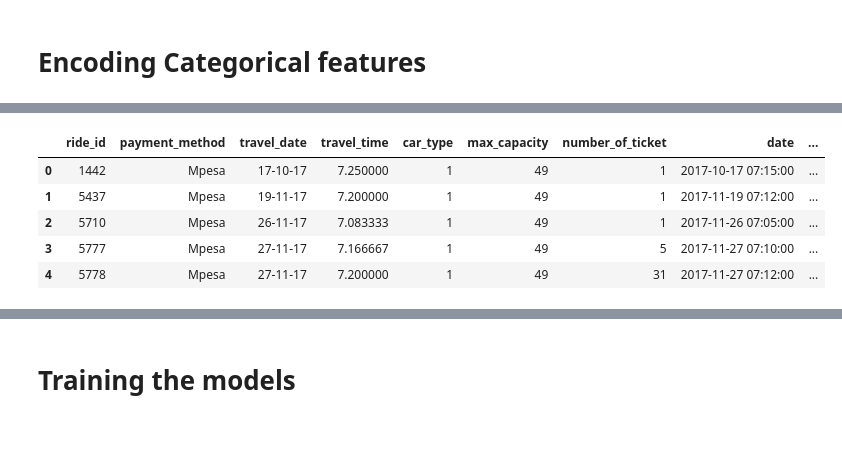
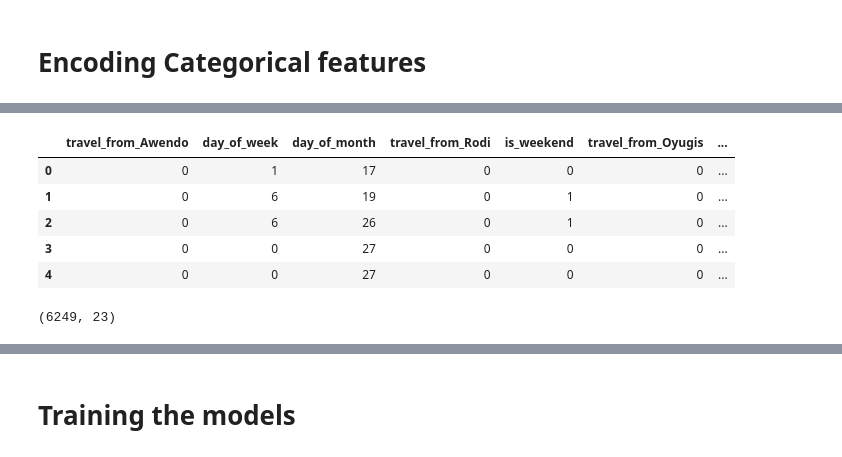
Before and after one commit to Shreya-data/Transport-Demand-Prediction, a Jupyter notebook: Untitled14.ipynb, the cells around one changed output, grey strips where cells are left out. Cells and saved outputs as stored; diff of their text form; code cells hidden in the pictures.

```diff
--- a/Untitled14.ipynb
+++ b/Untitled14.ipynb
@@ -455,0 +539,13 @@ data.replace(label_enc,inplace=True)
+# %%
+col=set(data.describe().columns.values)-{'number_of_ticket'}
+# %%
+#Multicollinearity
+from statsmodels.stats.outliers_influence import variance_inflation_factor
+def calc_vif(X):
+
+    # Calculating VIF
+    vif = pd.DataFrame()
+    vif["variables"] = X.columns
+    vif["VIF"] = [variance_inflation_factor(X.values, i) for i in range(X.shape[1])]
+
+    return(vif)
@@ -456,10 +592,19 @@ data.replace(label_enc,inplace=True)
+# %%
+req_features=calc_vif(data[[i for i in col if i not in ['hour','minute',"travel_from_Kisii","day_of_year","quarter","year","payment_method"]]]).variables.values
+# %%
+dataset_new1=data[req_features]
+dataset_new1['number_of_ticket']=data['number_of_ticket']
 # %%
-data.head()
+dataset_new1.head()
 # %% [output]
-|  | ride_id | payment_method | travel_date | travel_time | car_type | max_capacity | number_of_ticket | date | ... |
-| 0 | 1442 | Mpesa | 17-10-17 | 7.250000 | 1 | 49 | 1 | 2017-10-17 07:15:00 | ... |
-| 1 | 5437 | Mpesa | 19-11-17 | 7.200000 | 1 | 49 | 1 | 2017-11-19 07:12:00 | ... |
-| 2 | 5710 | Mpesa | 26-11-17 | 7.083333 | 1 | 49 | 1 | 2017-11-26 07:05:00 | ... |
-| 3 | 5777 | Mpesa | 27-11-17 | 7.166667 | 1 | 49 | 5 | 2017-11-27 07:10:00 | ... |
-| 4 | 5778 | Mpesa | 27-11-17 | 7.200000 | 1 | 49 | 31 | 2017-11-27 07:12:00 | ... |
+|  | travel_from_Awendo | day_of_week | day_of_month | travel_from_Rodi | is_weekend | travel_from_Oyugis | ... |
+| 0 | 0 | 1 | 17 | 0 | 0 | 0 | ... |
+| 1 | 0 | 6 | 19 | 0 | 1 | 0 | ... |
+| 2 | 0 | 6 | 26 | 0 | 1 | 0 | ... |
+| 3 | 0 | 0 | 27 | 0 | 0 | 0 | ... |
+| 4 | 0 | 0 | 27 | 0 | 0 | 0 | ... |
+# %%
+dataset_new1.shape
+# %% [output]
+(6249, 23)
 # %%
```
Also changed, not shown: parts of 51 cells of this notebook.
